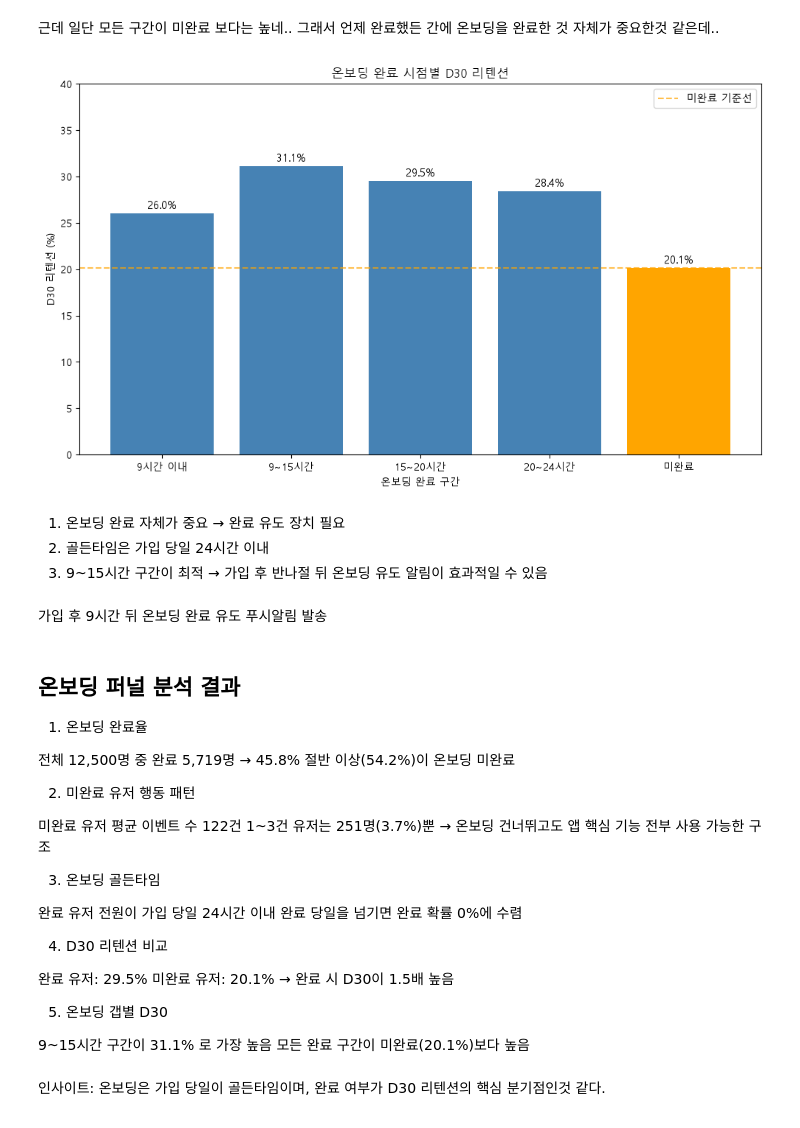
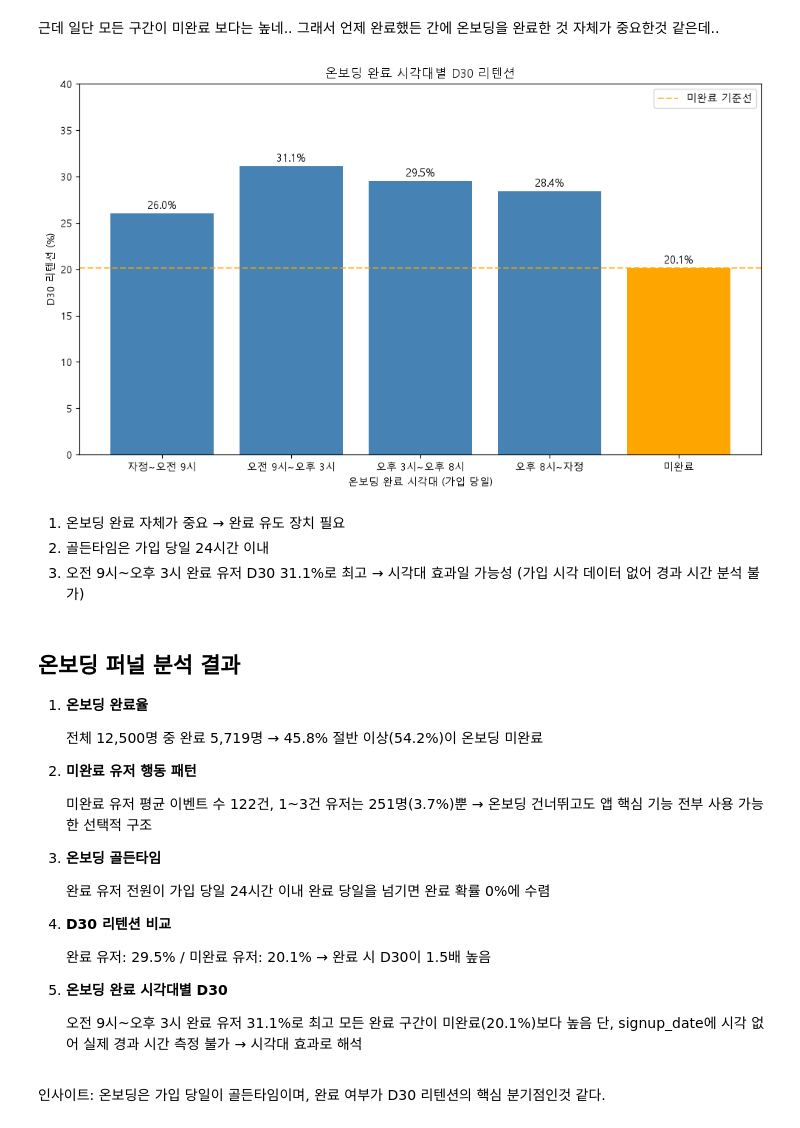
Before and after one commit to leegolem/Anti-Churn-Committee, a Jupyter notebook: notebooks/jiryun/2eda.ipynb, the cells around one changed output. Cells and saved outputs as stored; diff of their text form; code cells hidden in the pictures.

```diff
--- a/notebooks/jiryun/2eda.ipynb
+++ b/notebooks/jiryun/2eda.ipynb
@@ -467,64 +438,59 @@ print(pd.DataFrame(result))
 # %% [markdown]
 근데 일단 모든 구간이 미완료 보다는 높네.. 그래서 언제 완료했든 간에 온보딩을 완료한 것 자체가 중요한것 같은데..
 # %%
-order = ['9시간 이내', '9~15시간', '15~20시간', '20~24시간', '미완료']
+order = ['자정~오전 9시', '오전 9시~오후 3시', '오후 3시~오후 8시', '오후 8시~자정', '미완료']
 values = [26.0, 31.1, 29.5, 28.4, 20.1]
 colors = ['steelblue', 'steelblue', 'steelblue', 'steelblue', 'orange']
 
 plt.figure(figsize=(10, 6))
 bars = plt.bar(order, values, color=colors)
-plt.title('온보딩 완료 시점별 D30 리텐션')
-plt.xlabel('온보딩 완료 구간')
+plt.title('온보딩 완료 시각대별 D30 리텐션')
+plt.xlabel('온보딩 완료 시각대 (가입 당일)')
 plt.ylabel('D30 리텐션 (%)')
 plt.ylim(0, 40)
 
-# 수치 표시
 for bar, val in zip(bars, values):
     plt.text(bar.get_x() + bar.get_width()/2,
              bar.get_height() + 0.5,
              f'{val}%', ha='center', fontsize=11)
 
-# 미완료 기준선
 plt.axhline(y=20.1, color='orange', linestyle='--', alpha=0.7, label='미완료 기준선')
 plt.legend()
 plt.tight_layout()
 plt.show()
 # %% [output]
-[figure, old version]
+[figure, new version]
 # %% [markdown]
 1. 온보딩 완료 자체가 중요 → 완료 유도 장치 필요
 2. 골든타임은 가입 당일 24시간 이내
-3. 9~15시간 구간이 최적 → 가입 후 반나절 뒤 온보딩 유도 알림이 효과적일 수 있음
+3. 오전 9시~오후 3시 완료 유저 D30 31.1%로 최고 → 시각대 효과일 가능성 (가입 시각 데이터 없어 경과 시간 분석 불가)
-# %% [markdown]
-가입 후 9시간 뒤 온보딩 완료 유도 푸시알림 발송
 # %% [markdown]
 ## 온보딩 퍼널 분석 결과
-1. 온보딩 완료율
+1. **온보딩 완료율**
 
-전체 12,500명 중 완료 5,719명 → 45.8%
-절반 이상(54.2%)이 온보딩 미완료
+   전체 12,500명 중 완료 5,719명 → 45.8%
+   절반 이상(54.2%)이 온보딩 미완료
 
-2. 미완료 유저 행동 패턴
+2. **미완료 유저 행동 패턴**
 
-미완료 유저 평균 이벤트 수 122건
-1~3건 유저는 251명(3.7%)뿐
-→ 온보딩 건너뛰고도 앱 핵심 기능 전부 사용 가능한 구조
+   미완료 유저 평균 이벤트 수 122건, 1~3건 유저는 251명(3.7%)뿐
+   → 온보딩 건너뛰고도 앱 핵심 기능 전부 사용 가능한 선택적 구조
 
-3. 온보딩 골든타임
+3. **온보딩 골든타임**
 
-완료 유저 전원이 가입 당일 24시간 이내 완료
-당일을 넘기면 완료 확률 0%에 수렴
+   완료 유저 전원이 가입 당일 24시간 이내 완료
+   당일을 넘기면 완료 확률 0%에 수렴
 
-4. D30 리텐션 비교
+4. **D30 리텐션 비교**
 
-완료 유저: 29.5%
-미완료 유저: 20.1%
-→ 완료 시 D30이 1.5배 높음
+   완료 유저: 29.5% / 미완료 유저: 20.1%
+   → 완료 시 D30이 1.5배 높음
 
-5. 온보딩 갭별 D30
+5. **온보딩 완료 시각대별 D30**
 
-9~15시간 구간이 31.1% 로 가장 높음
-모든 완료 구간이 미완료(20.1%)보다 높음
+   오전 9시~오후 3시 완료 유저 31.1%로 최고
+   모든 완료 구간이 미완료(20.1%)보다 높음
+   단, signup_date에 시각 없어 실제 경과 시간 측정 불가 → 시각대 효과로 해석
 # %% [markdown]
 인사이트:
 온보딩은 가입 당일이 골든타임이며, 완료 여부가 D30 리텐션의 핵심 분기점인것 같다.
```
Also changed, not shown: parts of 34 cells of this notebook.
